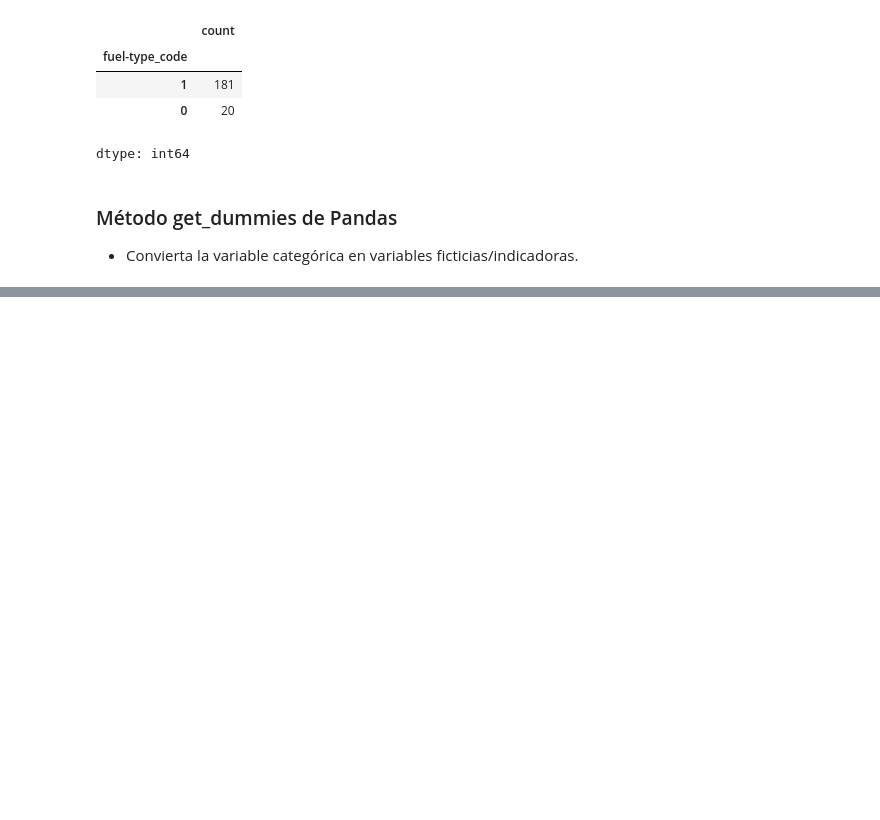
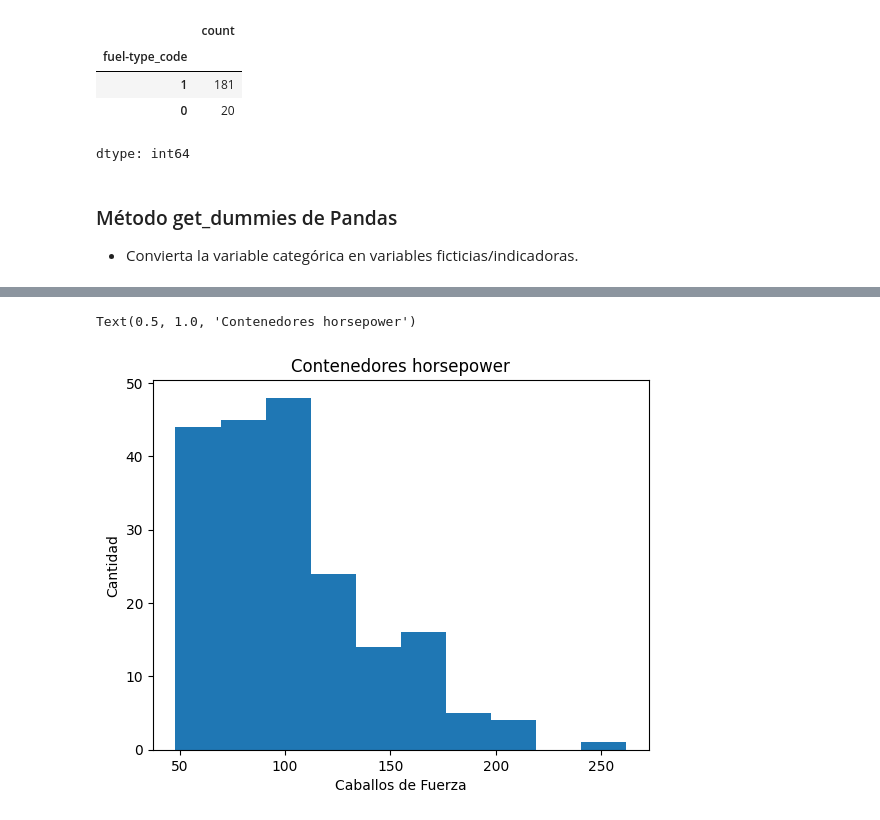
Before and after one commit to 25CristopherJoshuaReyesGtz1405/MachineLearning, a Jupyter notebook: Machine_Learning_Y_Deep_Learning_Práctica_No_1_Unidad_1.ipynb, the cells around one changed output, grey strips where cells are left out. Cells and saved outputs as stored; diff of their text form; code cells hidden in the pictures; blank space fills up the shorter version.

```diff
--- a/Machine_Learning_Y_Deep_Learning_Práctica_No_1_Unidad_1.ipynb
+++ b/Machine_Learning_Y_Deep_Learning_Práctica_No_1_Unidad_1.ipynb
@@ -571,3 +571,11 @@ dtype: int64
 ### Método get_dummies de Pandas
 
 - Convierta la variable categórica en variables ficticias/indicadoras.
+# %%
+variable_dummy1 = pd.get_dummies(df["fuel-type"])
+variable_dummy1.head()
+
+# combinar el dataframe "df" y el dataframe "variable_dummy1"
+
+df = pd.concat([df, variable_dummy1], axis=1)
+df.head(10)
@@ -573,0 +597,6 @@ dtype: int64
+# %%
+mapeo_dicc = {'diesel':0, 'gas':1}
+
+df['fuel-type-map'] = df["fuel-type"].map(mapeo_dicc)
+
+df.head()
@@ -573,0 +636,12 @@ dtype: int64
+# %%
+df["horsepower"] = df["horsepower"].astype(int, copy=True)
+# %%
+plt.pyplot.hist( df["horsepower"] )
+
+# establece las etiquetas x/y y muestra el título
+plt.pyplot.xlabel("Caballos de Fuerza")
+plt.pyplot.ylabel("Cantidad")
+plt.pyplot.title("Contenedores horsepower")
+# %% [output]
+Text(0.5, 1.0, 'Contenedores horsepower')
+[figure, added]
```
Also changed, not shown: parts of 14 cells of this notebook.
